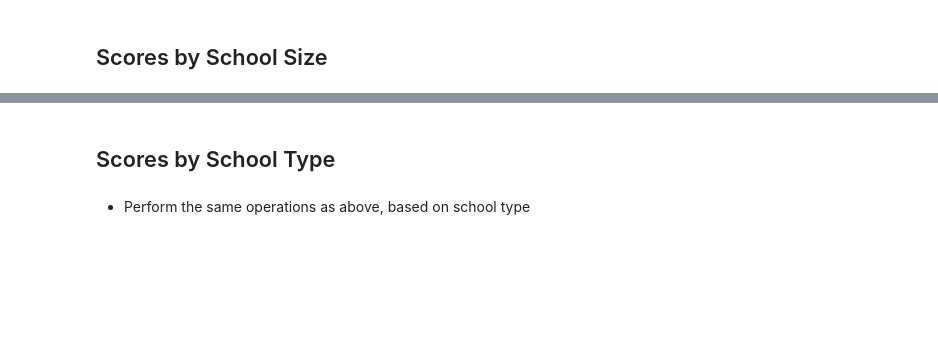
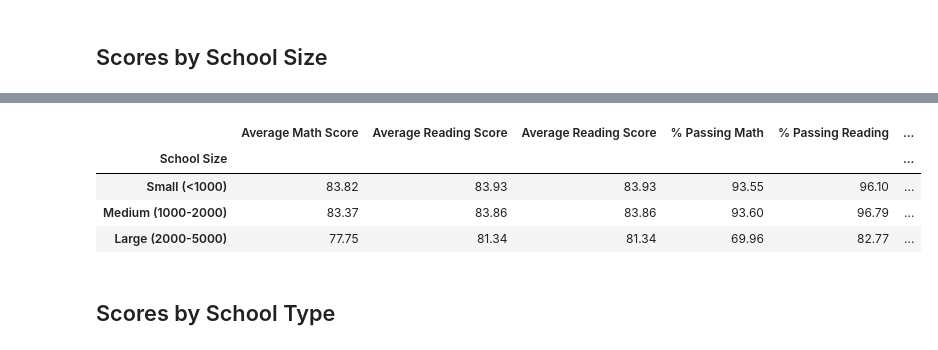
Before and after one commit to ailiushin/pandas-challenge, a Jupyter notebook: PyCitySchools/PyCitySchools.ipynb, the cells around one changed output, grey strips where cells are left out. Cells and saved outputs as stored; diff of their text form; code cells hidden in the pictures; blank space fills up the shorter version.

```diff
--- a/PyCitySchools/PyCitySchools.ipynb
+++ b/PyCitySchools/PyCitySchools.ipynb
@@ -275,4 +287,37 @@ math_by_drade_summary.head(15)
+# %%
+# creating dataframe based on prior calculation, refer to School Summary calculations above
+scores_by_size = pd.DataFrame({"Total Students" : total_students,"Average Math Score" : mean_math,
+                                "Average Reading Score": mean_read,"% Passing Math" : pass_math,
+                                "% Passing Reading": pass_read,"% Overall Passing": pass_overall})
+
+# school size Ranges (Per Student)
+bins = [0, 1000, 2000, 5000]
+
+# create the names for the 4 bins
+group_names = ["Small (<1000)", "Medium (1000-2000)", "Large (2000-5000)"]
+
+# resetting index column to remove school names
+scores_by_size = scores_by_size.reset_index(drop=True)
+
+# slice the data and place it into bins
+scores_by_size["School Size"] = pd.cut(scores_by_size["Total Students"], bins, labels=group_names)
+
+# creating a groupby based on student size ranges
+scores_by_size = scores_by_size.groupby("School Size").mean()
+
+# selecting only relevant columns in the dataframe
+scores_by_size =  scores_by_size.loc[:, ["Average Math Score", "Average Reading Score","Average Reading Score",
+                                         "% Passing Math","% Passing Reading","% Overall Passing"]]
+
+# rounding values to 2 decimal places
+pd.options.display.float_format = '{:.2f}'.format
+
+scores_by_size.head()
+# %% [output]
+|  | Average Math Score | Average Reading Score | Average Reading Score | % Passing Math | % Passing Reading | ... |
+| School Size |  |  |  |  |  | ... |
+| Small (<1000) | 83.82 | 83.93 | 83.93 | 93.55 | 96.10 | ... |
+| Medium (1000-2000) | 83.37 | 83.86 | 83.86 | 93.60 | 96.79 | ... |
+| Large (2000-5000) | 77.75 | 81.34 | 81.34 | 69.96 | 82.77 | ... |
 # %% [markdown]
 ## Scores by School Type
-# %% [markdown]
-* Perform the same operations as above, based on school type
```
Also changed, not shown: parts of 13 cells of this notebook.
